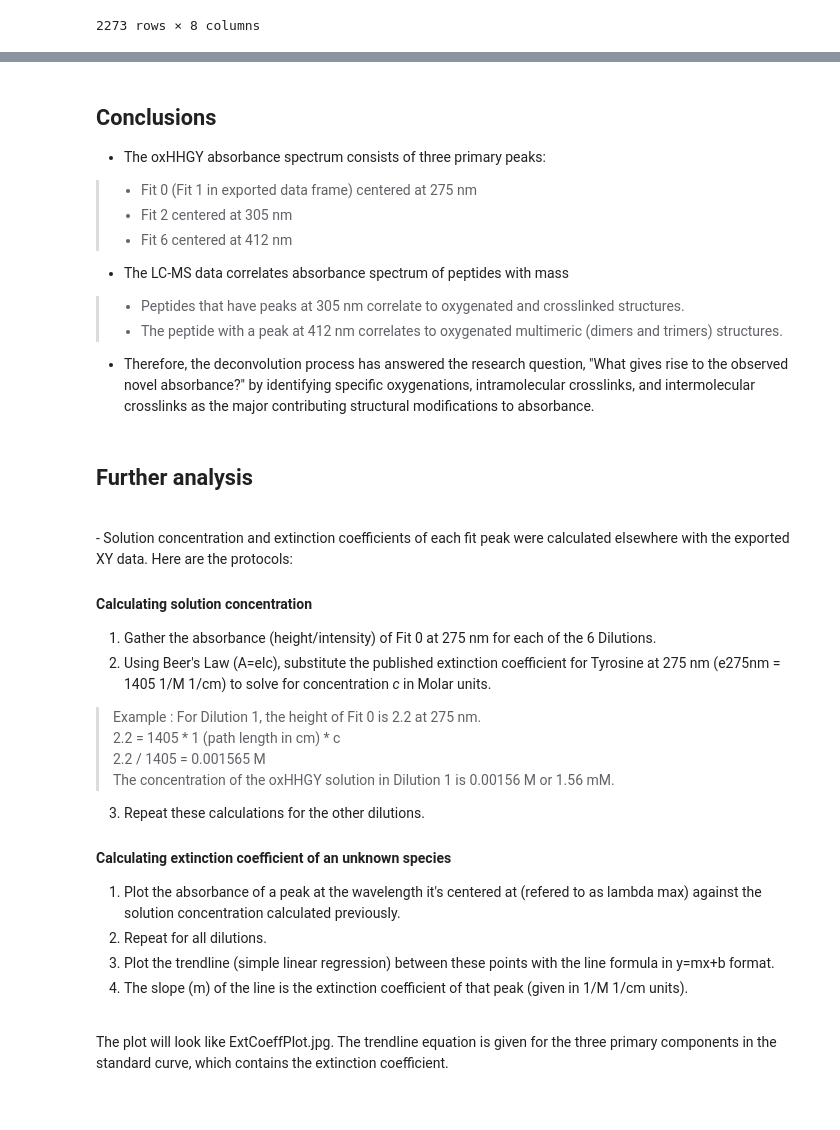
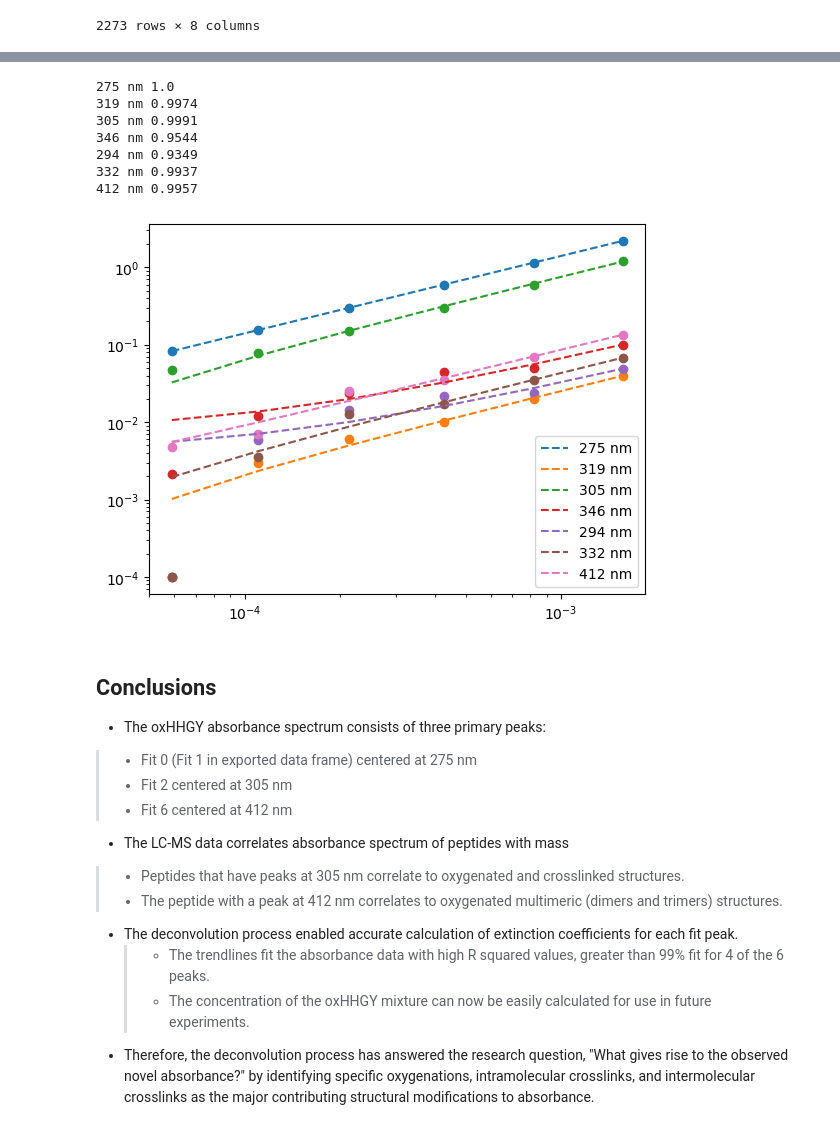
Before and after one commit to Leah-Bontreger/His_Xlink, a Jupyter notebook: StandardCurve_Deconvolution.ipynb, the cells around one changed output, grey strips where cells are left out. Saved outputs shown, nothing was run; the diff lists cells and outputs as text; code cells hidden in the pictures; blank space fills up the shorter version.

```diff
--- a/StandardCurve_Deconvolution.ipynb
+++ b/StandardCurve_Deconvolution.ipynb
@@ -562,6 +603,14 @@ print(popt[18:21])
 [  0.049 294.9    13.1  ]
 [  0.068 332.9    28.1  ]
 [  0.135 412.4    35.8  ]
+# %%
+Dil1 = { '275' :popt[0],
+        '319' :popt[3],
+        '305' : popt[6],
+        '346': popt[9],
+        '294' : popt[12],
+        '332': popt[15],
+        '412': popt[18]}
 # %%
 xx = df['Wavelength']
 plt.plot(xx, df['Dilution 1'], '-', color='#CCCCCC', linewidth=4, label='Data')
@@ -605,0 +658,3 @@ Deconv_Dil1.to_csv(filepath)
+# %%
+peak_maxes = pd.DataFrame(data=(Dil6,Dil5,Dil4,Dil3,Dil2,Dil1))
+peak_maxes
@@ -605,0 +673,3 @@ Deconv_Dil1.to_csv(filepath)
+# %%
+soln_conc = peak_maxes['275']/1405
+print(soln_conc)
@@ -605,0 +688,11 @@ Deconv_Dil1.to_csv(filepath)
+# %%
+wavelengths = peak_maxes.columns
+for w in wavelengths:
+    plt.scatter(soln_conc, peak_maxes[w])
+    line = stats.linregress(soln_conc, peak_maxes[w])
+    plt.plot(soln_conc, line.intercept + line.slope*soln_conc, '--', label=w+' nm')
+    rounded_slope= round(line.slope,2)
+    rounded_r2= round(line.rvalue,4)
+    print('e', w, 'nm =', rounded_slope)
+    plt.legend()
+plt.show()
@@ -606,3 +714,23 @@ Deconv_Dil1.to_csv(filepath)
+# %%
+for w in wavelengths:
+    plt.scatter(soln_conc, peak_maxes[w])
+    line = stats.linregress(soln_conc, peak_maxes[w])
+    plt.plot(soln_conc, line.intercept + line.slope*soln_conc, '--', label=w+' nm')
+    rounded_r2= round(line.rvalue**2,4)
+    print(w+' nm',rounded_r2)
+    plt.legend()
+plt.yscale('log')
+plt.xscale('log')
+plt.show()
+# %% [output]
+275 nm 1.0
+319 nm 0.9974
+305 nm 0.9991
+346 nm 0.9544
+294 nm 0.9349
+332 nm 0.9937
+412 nm 0.9957
+[figure, added]
 # %% [markdown]
 ## Conclusions
 - The oxHHGY absorbance spectrum consists of three primary peaks:
@@ -612,27 +740,7 @@ Deconv_Dil1.to_csv(filepath)
 - The LC-MS data correlates absorbance spectrum of peptides with mass
 > - Peptides that have peaks at 305 nm correlate to oxygenated and crosslinked structures.
 > - The peptide with a peak at 412 nm correlates to oxygenated multimeric (dimers and trimers) structures.
+- The deconvolution process enabled accurate calculation of extinction coefficients for each fit peak.
+  > - The trendlines fit the absorbance data with high R squared values, greater than 99% fit for 4 of the 6 peaks.
+  > - The concentration of the oxHHGY mixture can now be easily calculated for use in future experiments.
 - Therefore, the deconvolution process has answered the research question, "What gives rise to the observed novel absorbance?" by identifying specific oxygenations, intramolecular crosslinks, and intermolecular crosslinks as the major contributing structural modifications to absorbance.
-# %% [markdown]
-## Further analysis
-<br>
-- Solution concentration and extinction coefficients of each fit peak were calculated elsewhere with the exported XY data. Here are the protocols:
-<br>
-
-#### Calculating solution concentration
-1. Gather the absorbance (height/intensity) of Fit 0 at 275 nm for each of the 6 Dilutions.
-2. Using Beer's Law (A=elc), substitute the published extinction coefficient for Tyrosine at 275 nm (e275nm = 1405 1/M 1/cm) to solve for concentration _c_ in Molar units.
-> Example : For Dilution 1, the height of Fit 0 is 2.2 at 275 nm. <br>
-> 2.2 = 1405 * 1 (path length in cm) * c <br>
-> 2.2 / 1405 = 0.001565 M <br>
-> The concentration of the oxHHGY solution in Dilution 1 is 0.00156 M or 1.56 mM. <br>
-3. Repeat these calculations for the other dilutions.
-
-#### Calculating extinction coefficient of an unknown species
-
-1. Plot the absorbance of a peak at the wavelength it's centered at (refered to as lambda max) against the solution concentration calculated previously.
-2. Repeat for all dilutions.
-3. Plot the trendline (simple linear regression) between these points with the line formula in y=mx+b format.
-4. The slope (m) of the line is the extinction coefficient of that peak (given in 1/M 1/cm units).
-<br>
-The plot will look like ExtCoeffPlot.jpg. The trendline equation is given for the three primary components in the standard curve, which contains the extinction coefficient. <br>
```
Also changed, not shown: parts of 23 cells of this notebook.
